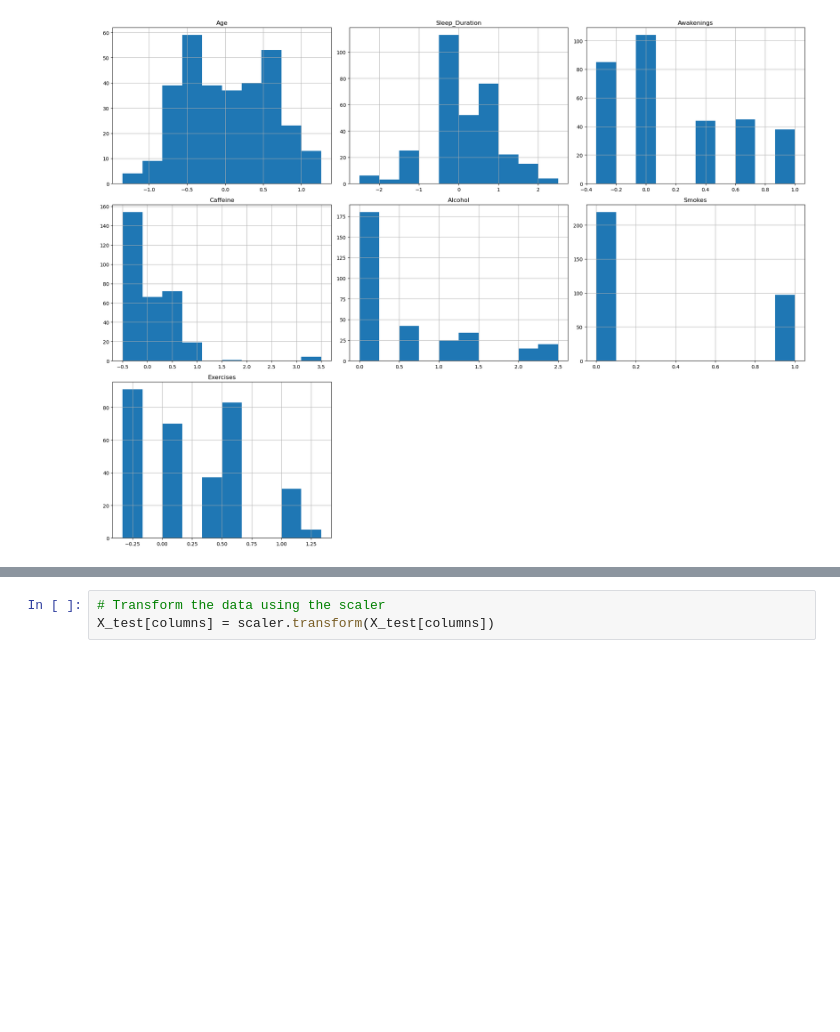
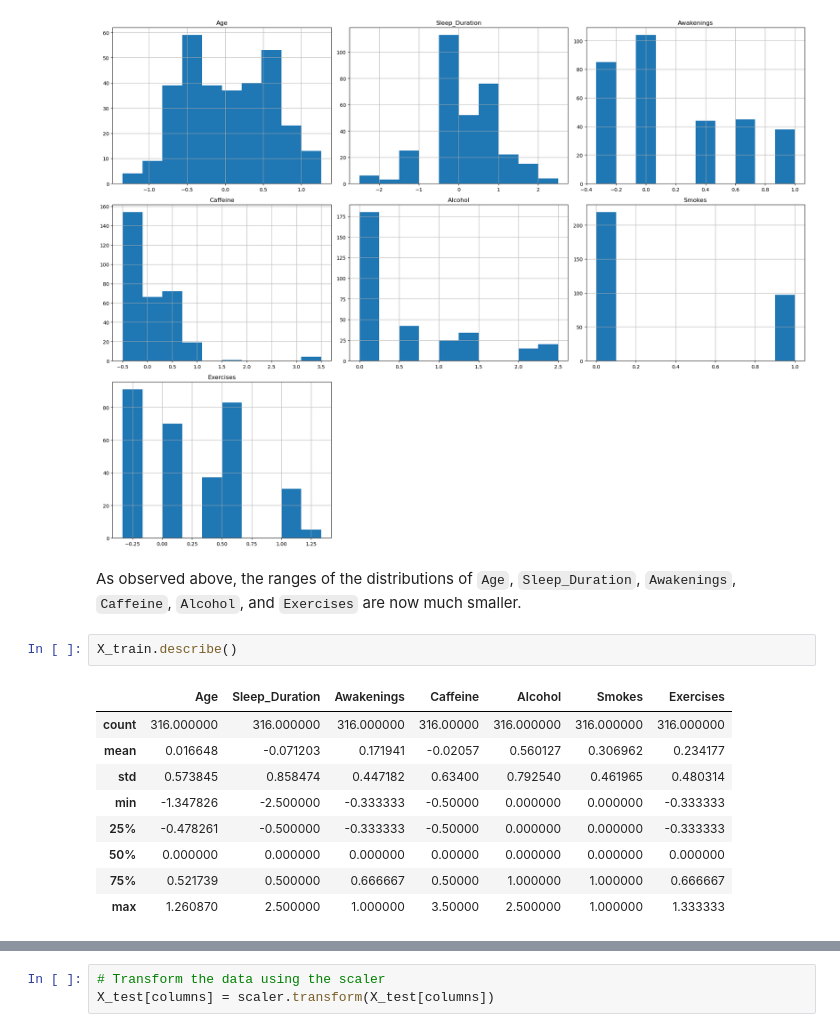
Before and after one commit to francisisip/SereniGuide, a Jupyter notebook: SereniGuide.ipynb, the cells around one changed output, grey strips where cells are left out. Saved outputs shown, nothing was run; the diff lists cells and outputs as text; blank space fills up the shorter version.

```diff
--- a/SereniGuide.ipynb
+++ b/SereniGuide.ipynb
@@ -605,3 +623,17 @@ plt.tight_layout()  # Adjust layout to prevent overlapping
 plt.show()
 # %% [output]
 [figure]
+# %% [markdown]
+As observed above, the ranges of the distributions of `Age`, `Sleep_Duration`, `Awakenings`, `Caffeine`, `Alcohol`, and `Exercises` are now much smaller.
+# %%
+X_train.describe()
+# %% [output]
+|  | Age | Sleep_Duration | Awakenings | Caffeine | Alcohol | Smokes | Exercises |
+| count | 316.000000 | 316.000000 | 316.000000 | 316.00000 | 316.000000 | 316.000000 | 316.000000 |
+| mean | 0.016648 | -0.071203 | 0.171941 | -0.02057 | 0.560127 | 0.306962 | 0.234177 |
+| std | 0.573845 | 0.858474 | 0.447182 | 0.63400 | 0.792540 | 0.461965 | 0.480314 |
+| min | -1.347826 | -2.500000 | -0.333333 | -0.50000 | 0.000000 | 0.000000 | -0.333333 |
+| 25% | -0.478261 | -0.500000 | -0.333333 | -0.50000 | 0.000000 | 0.000000 | -0.333333 |
+| 50% | 0.000000 | 0.000000 | 0.000000 | 0.00000 | 0.000000 | 0.000000 | 0.000000 |
+| 75% | 0.521739 | 0.500000 | 0.666667 | 0.50000 | 1.000000 | 1.000000 | 0.666667 |
+| max | 1.260870 | 2.500000 | 1.000000 | 3.50000 | 2.500000 | 1.000000 | 1.333333 |
```
Also changed, not shown: parts of 32 cells of this notebook.
